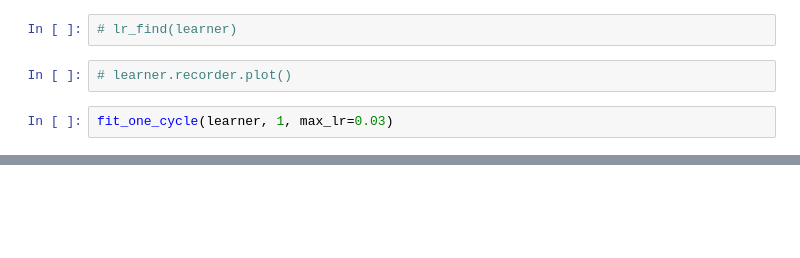
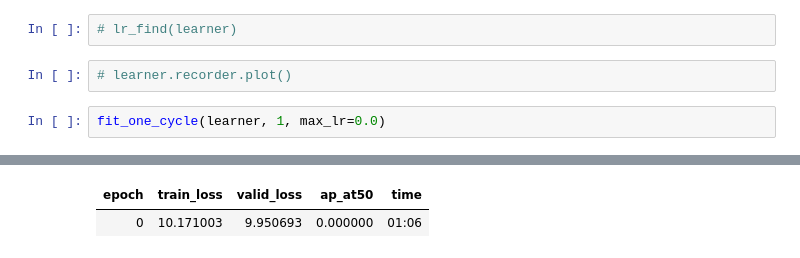
Before and after one commit to Mersive-Technologies/yolov3, a Jupyter notebook: fastai.ipynb, the cells around one changed output, grey strips where cells are left out. Cells and saved outputs as stored; diff of their text form; blank space fills up the shorter version.

```diff
--- a/fastai.ipynb
+++ b/fastai.ipynb
@@ -74,5 +132,5 @@ learner.show_results(rows=5)
 # %%
 # learner.recorder.plot()
 # %%
-fit_one_cycle(learner, 1, max_lr=0.03)
+fit_one_cycle(learner, 1, max_lr=0.0)
 # %% [output]
@@ -80,3 +137,5 @@ fit_one_cycle(learner, 1, max_lr=0.03)
+| epoch | train_loss | valid_loss | ap_at50 | time |
+| 0 | 10.171003 | 9.950693 | 0.000000 | 01:06 |
 # %%
 from utils.torch_utils import model_info
 model_info(model)
```
Also changed, not shown: parts of 6 cells of this notebook, 1 other file.
